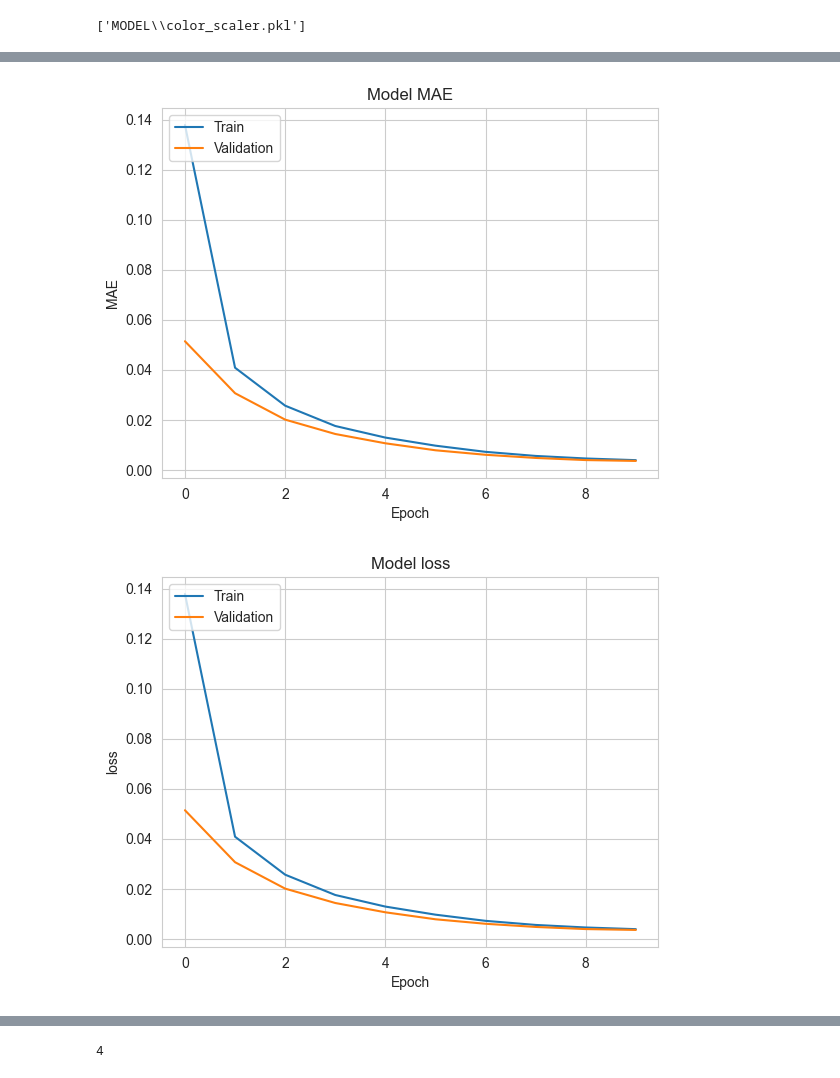
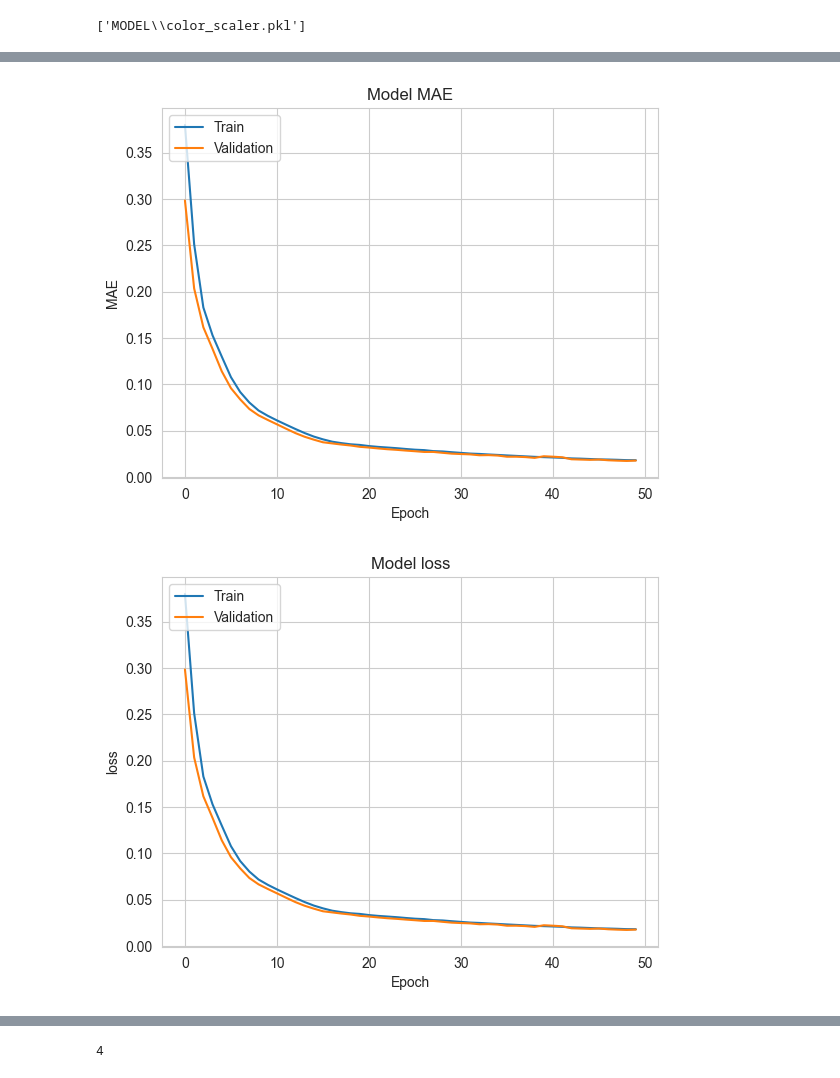
Before and after one commit to Teapack1/SunLight_Temperature_ML, a Jupyter notebook: 3_trainModel.ipynb, the cells around one changed output, grey strips where cells are left out. Cells and saved outputs as stored; diff of their text form; code cells hidden in the pictures.

```diff
--- a/3_trainModel.ipynb
+++ b/3_trainModel.ipynb
@@ -58,11 +58,8 @@ model = models.Model(inputs=inputs, outputs=output)
 
 
 # Compile the model
-model.compile(loss='mse', optimizer=tf.keras.optimizers.Adam(0.00001), metrics=['mae', 'mse'])
+model.compile(loss='mae', optimizer=tf.keras.optimizers.Adam(0.00001), metrics=['mae', 'mse'])
 # %%
-# Create early stopping callback
-early_stopping = EarlyStopping(monitor='val_loss', patience=5, restore_best_weights=True)
-
 # Train the model
-history = model.fit(X_train, y_train, epochs=200, verbose=1, batch_size=4, validation_data=(X_test, y_test), callbacks=[early_stopping])
+history = model.fit(X_train, y_train, epochs=50, verbose=1, batch_size=64, validation_data=(X_test, y_test))
 # %% [output]
@@ -94,13 +88,13 @@ loss, mae, mse = model.evaluate(X_test, y_test, verbose=2)
 # %%
-plt.plot(history.history['mse'])
-plt.plot(history.history['val_mse'])
+plt.plot(history.history['mae'])
+plt.plot(history.history['val_mae'])
 plt.title('Model MAE')
 plt.ylabel('MAE')
 plt.xlabel('Epoch')
 plt.legend(['Train', 'Validation'], loc='upper left')
 plt.show()
 # %% [output]
-[figure, old version]
+[figure, new version]
 # %%
 plt.plot(history.history['loss'])
 plt.plot(history.history['val_loss'])
@@ -110,7 +104,7 @@ plt.xlabel('Epoch')
 plt.legend(['Train', 'Validation'], loc='upper left')
 plt.show()
 # %% [output]
-[figure, old version]
+[figure, new version]
 # %%
 model.save(MODEL_PATH)
 # %%
```
Also changed, not shown: parts of 12 cells of this notebook.
